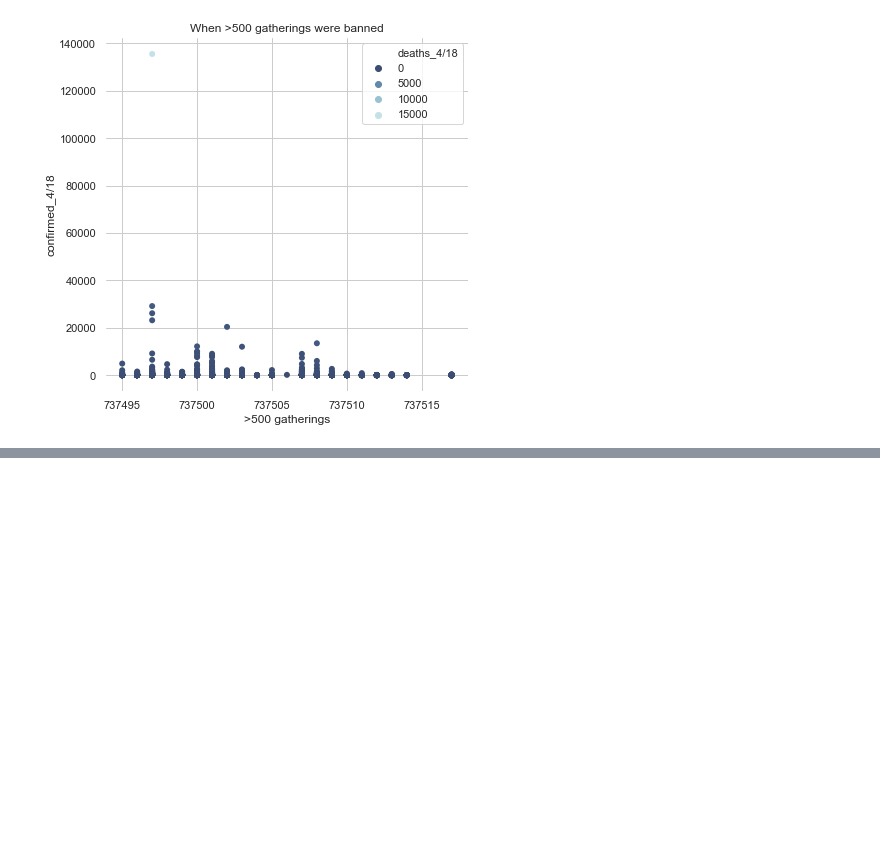
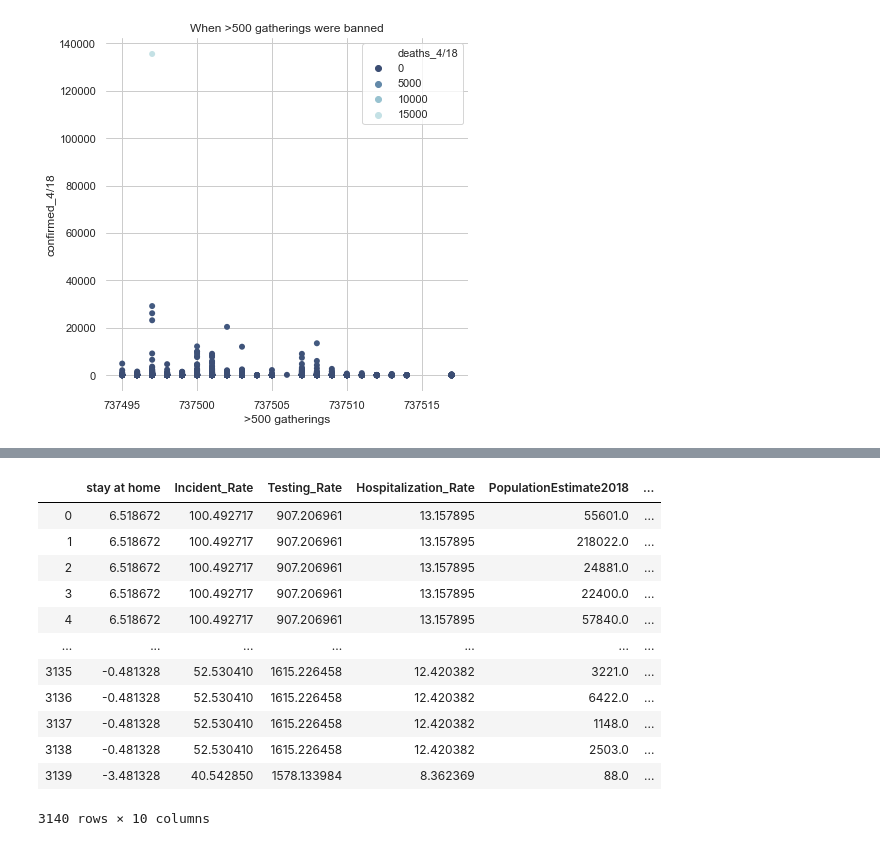
Before and after one commit to pc-1998/COVID-19-Project, a Jupyter notebook: data100-final-project/final_project.ipynb, the cells around one changed output, grey strips where cells are left out. Saved outputs shown, nothing was run; the diff lists cells and outputs as text; code cells hidden in the pictures; blank space fills up the shorter version.

```diff
--- a/data100-final-project/final_project.ipynb
+++ b/data100-final-project/final_project.ipynb
@@ -141,4 +142,0 @@ wanted_data
-# %%
-pd.options.display.max_columns = None
-pd.options.display.max_rows = 20
-wanted_data
@@ -211,0 +200,23 @@ medicalImpact
+# %%
+wanted_clean = wanted_data.copy()
+wanted_clean = wanted_clean.loc[:,['stay at home', 'Incident_Rate', 'Testing_Rate', 'Hospitalization_Rate', 'PopulationEstimate2018', 'PopulationDensityperSqMile2010', '#Hospitals', '#ICU_beds', 'confirmed_4/18', 'deaths_4/18']]
+wanted_clean['Hospital_per_capita'] = wanted_clean.apply(lambda row: row['#Hospitals'] / row['PopulationEstimate2018'], axis=1)
+wanted_clean['ICU_bed_per_capita'] = wanted_clean.apply(lambda row: row['#ICU_beds'] / row['PopulationEstimate2018'], axis=1)
+wanted_clean.drop(['#Hospitals', '#ICU_beds'], axis=1, inplace=True)
+wanted_clean.fillna(wanted_clean.mean(), inplace=True)
+wanted_clean['stay at home'] = wanted_clean['stay at home'].apply(lambda x: x - np.mean(wanted_clean['stay at home']))
+wanted_clean
+# %% [output]
+|  | stay at home | Incident_Rate | Testing_Rate | Hospitalization_Rate | PopulationEstimate2018 | ... |
+| 0 | 6.518672 | 100.492717 | 907.206961 | 13.157895 | 55601.0 | ... |
+| 1 | 6.518672 | 100.492717 | 907.206961 | 13.157895 | 218022.0 | ... |
+| 2 | 6.518672 | 100.492717 | 907.206961 | 13.157895 | 24881.0 | ... |
+| 3 | 6.518672 | 100.492717 | 907.206961 | 13.157895 | 22400.0 | ... |
+| 4 | 6.518672 | 100.492717 | 907.206961 | 13.157895 | 57840.0 | ... |
+| ... | ... | ... | ... | ... | ... | ... |
+| 3135 | -0.481328 | 52.530410 | 1615.226458 | 12.420382 | 3221.0 | ... |
+| 3136 | -0.481328 | 52.530410 | 1615.226458 | 12.420382 | 6422.0 | ... |
+| 3137 | -0.481328 | 52.530410 | 1615.226458 | 12.420382 | 1148.0 | ... |
+| 3138 | -0.481328 | 52.530410 | 1615.226458 | 12.420382 | 2503.0 | ... |
+| 3139 | -3.481328 | 40.542850 | 1578.133984 | 8.362369 | 88.0 | ... |
+3140 rows × 10 columns
```
Also changed, not shown: parts of 8 cells of this notebook, 1 other file.
